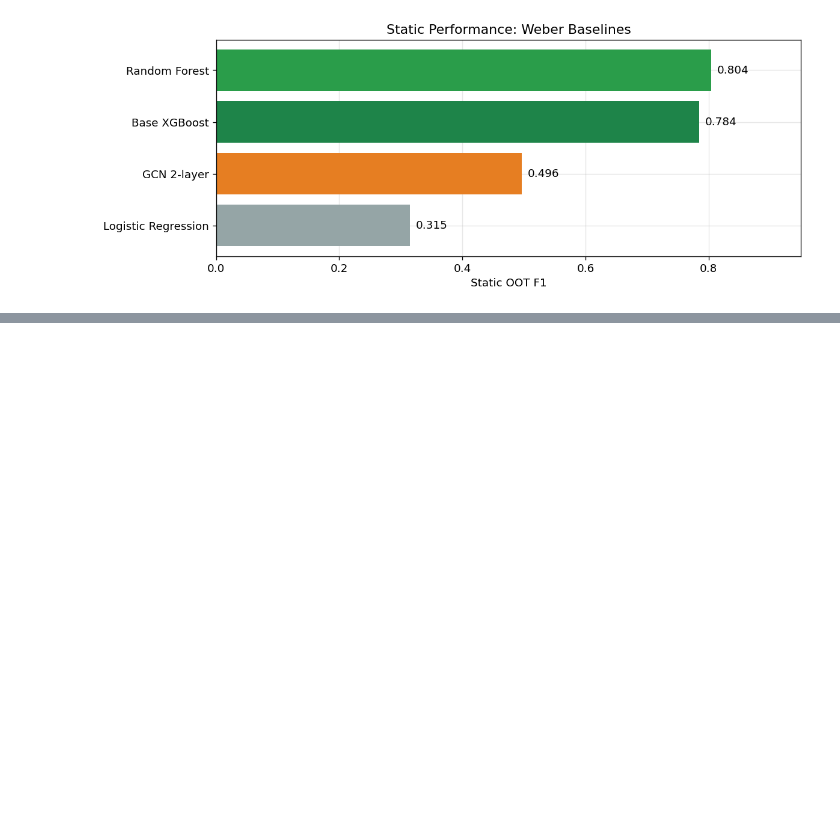
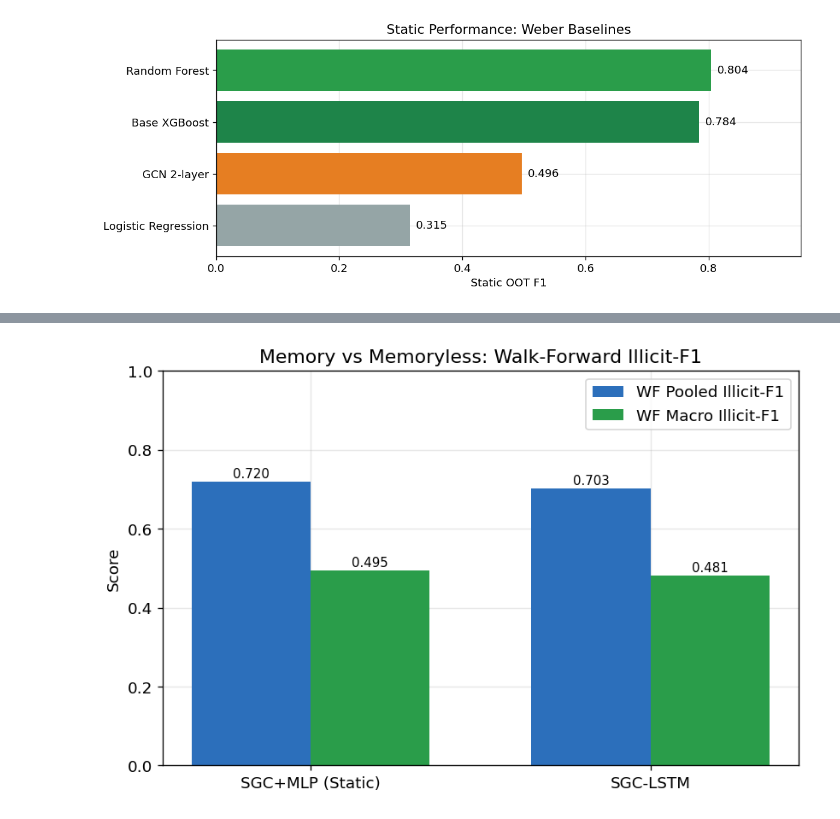
Before and after one commit to AgricolaC/Elliptic-Bitcoin-Project, a Jupyter notebook: presentation.ipynb, the cells around one changed output, grey strips where cells are left out. Saved outputs shown, nothing was run; the diff lists cells and outputs as text; code cells hidden in the pictures; blank space fills up the shorter version.

```diff
--- a/presentation.ipynb
+++ b/presentation.ipynb
@@ -442,0 +401,24 @@ We observed that $K=5$ (heavy low-pass filtering) caused the global covariance m
+# %%
+order = ['SGC+MLP (Static)', 'SGC-LSTM']
+keys = ['F1: SGC+MLP WF K=2 [Dir=F; Topo=None]', 'F2: SGC-LSTM Chronological']
+pooled_f1 = [get_scalar(k, 'WF_Pooled_F1') for k in keys]
+macro_f1 = [get_scalar(k, 'WF_Macro_F1') for k in keys]
+
+x = np.arange(len(order))
+width = 0.35
+fig, ax = plt.subplots(figsize=(8, 5))
+bars1 = ax.bar(x - width/2, pooled_f1, width, label='WF Pooled Illicit-F1', color='#2c6fbb')
+bars2 = ax.bar(x + width/2, macro_f1, width, label='WF Macro Illicit-F1', color='#2a9d4a')
+
+for bars in [bars1, bars2]:
+    for b in bars:
+        v = b.get_height()
+        ax.text(b.get_x() + b.get_width()/2, v + 0.01, f'{v:.3f}', ha='center', fontsize=9)
+
+ax.set_ylabel('Score'); ax.set_ylim(0, 1.0)
+ax.set_title('Memory vs Memoryless: Walk-Forward Illicit-F1')
+ax.set_xticks(x); ax.set_xticklabels(order)
+ax.legend()
+plt.show()
+# %% [output]
+[figure, added]
```
Also changed, not shown: parts of 51 cells of this notebook, 25 other files.
